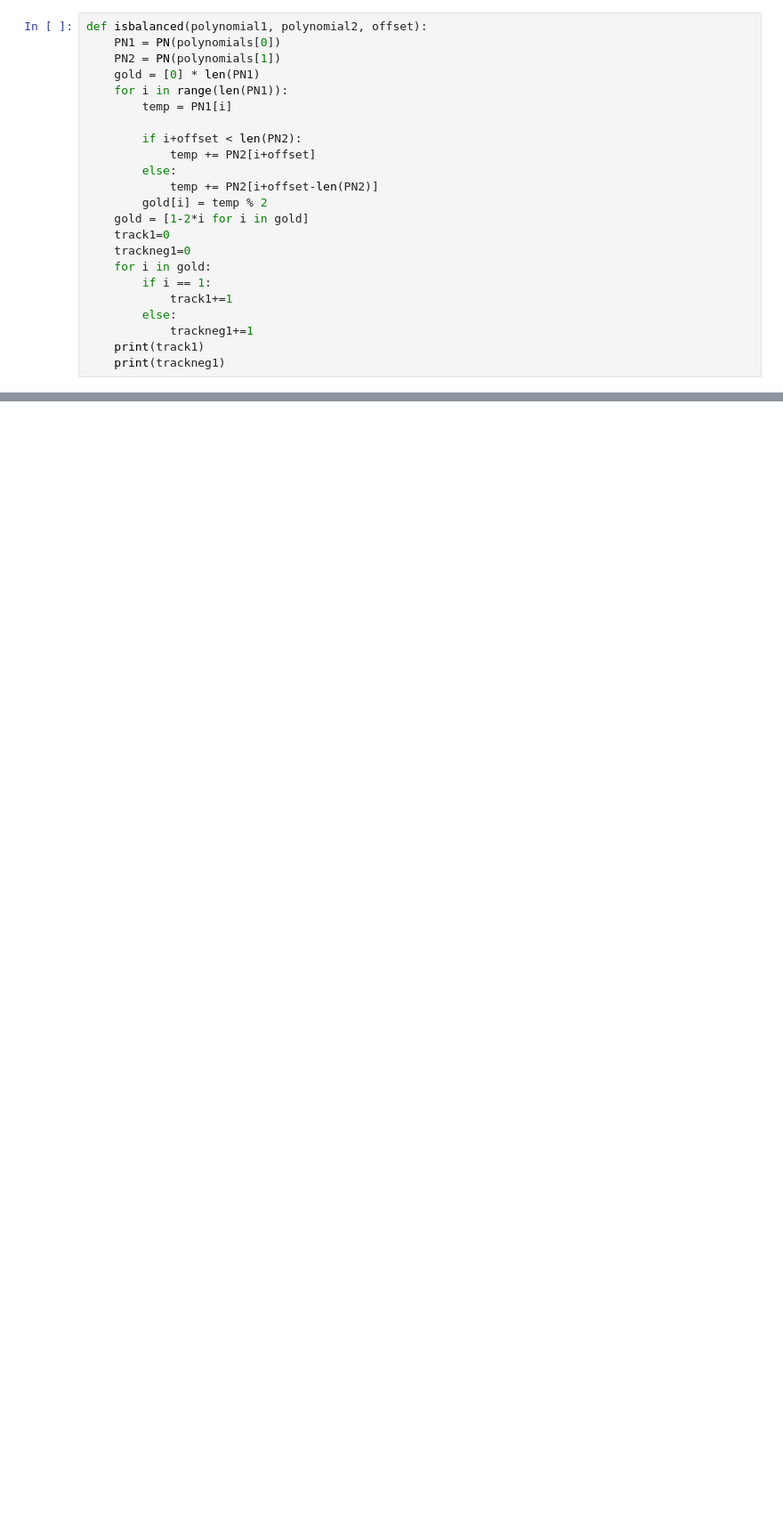
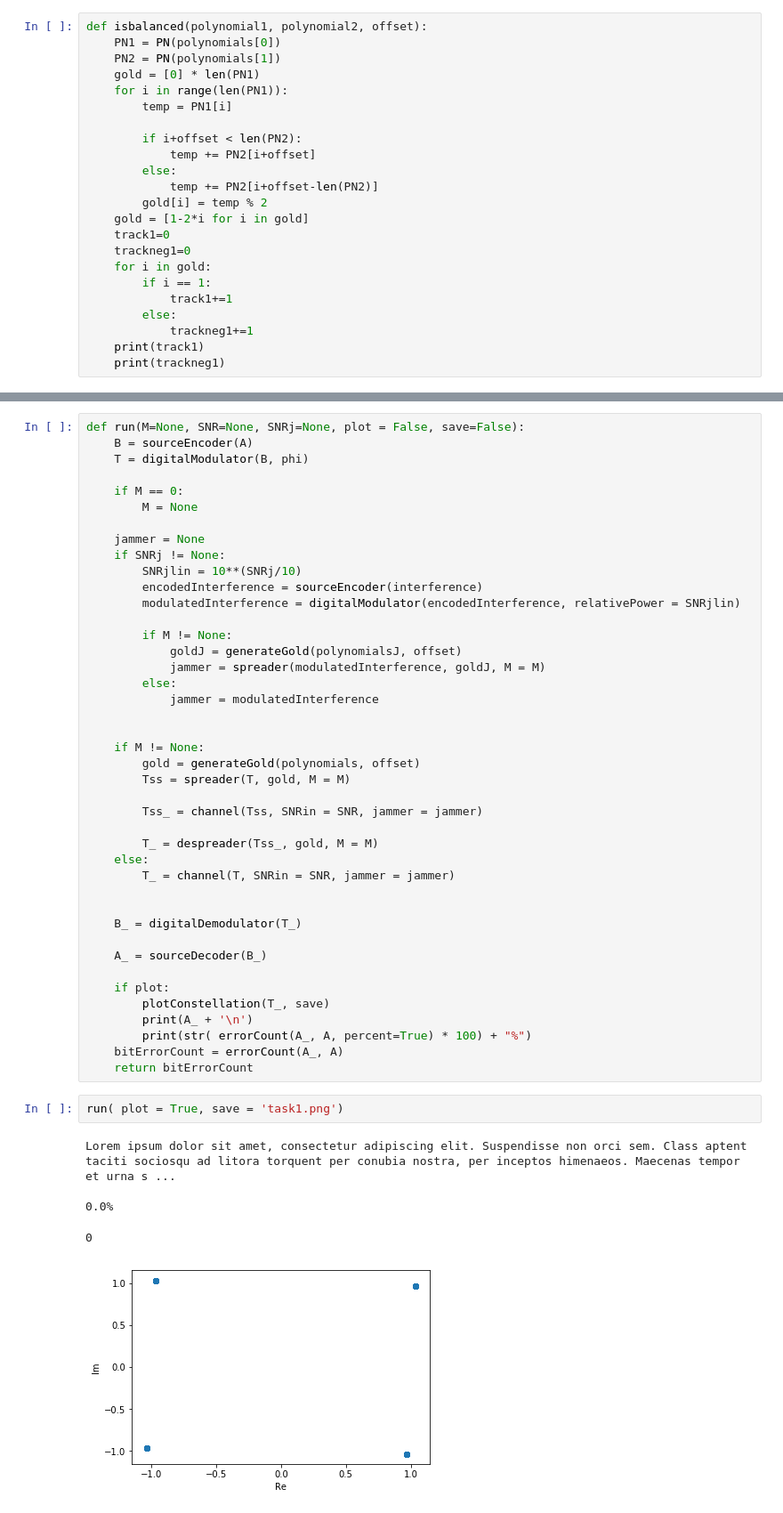
Before and after one commit to EdwardStables/CommsCW, a Jupyter notebook: Jupyter Workings/Workbook for signal processing.ipynb, the cells around one changed output, grey strips where cells are left out. Shown: that part at 89% size. Saved outputs shown, nothing was run; the diff lists cells and outputs as text; blank space fills up the shorter version.

```diff
--- a/Jupyter Workings/Workbook for signal processing.ipynb
+++ b/Jupyter Workings/Workbook for signal processing.ipynb
@@ -161,3 +167,53 @@ def isbalanced(polynomial1, polynomial2, offset):
+# %%
+def run(M=None, SNR=None, SNRj=None, plot = False, save=False):
+    B = sourceEncoder(A)
+    T = digitalModulator(B, phi)
+
+    if M == 0:
+        M = None
+
+    jammer = None
+    if SNRj != None:
+        SNRjlin = 10**(SNRj/10)
+        encodedInterference = sourceEncoder(interference)
+        modulatedInterference = digitalModulator(encodedInterference, relativePower = SNRjlin)
+
+        if M != None:
+            goldJ = generateGold(polynomialsJ, offset)
+            jammer = spreader(modulatedInterference, goldJ, M = M)
+        else:
+            jammer = modulatedInterference
+
+
+    if M != None:
+        gold = generateGold(polynomials, offset)
+        Tss = spreader(T, gold, M = M)
+
+        Tss_ = channel(Tss, SNRin = SNR, jammer = jammer)
+
+        T_ = despreader(Tss_, gold, M = M)
+    else:
+        T_ = channel(T, SNRin = SNR, jammer = jammer)
+
+
+    B_ = digitalDemodulator(T_)
+
+    A_ = sourceDecoder(B_)
+
+    if plot:
+        plotConstellation(T_, save)
+        print(A_ + '\n')
+        print(str( errorCount(A_, A, percent=True) * 100) + "%")
+    bitErrorCount = errorCount(A_, A)
+    return bitErrorCount
+# %%
+run( plot = True, save = 'task1.png')
+# %% [output]
+Lorem ipsum dolor sit amet, consectetur adipiscing elit. Suspendisse non orci sem. Class aptent taciti sociosqu ad litora torquent per conubia nostra, per inceptos himenaeos. Maecenas tempor et urna s ...
+
+0.0%
+0
+[figure, added]
 # %%
 #Message and interference are randomly generated Lorem Ipsum text, both of 300 characters
 
```
Also changed, not shown: parts of 7 cells of this notebook, 5 other files.
